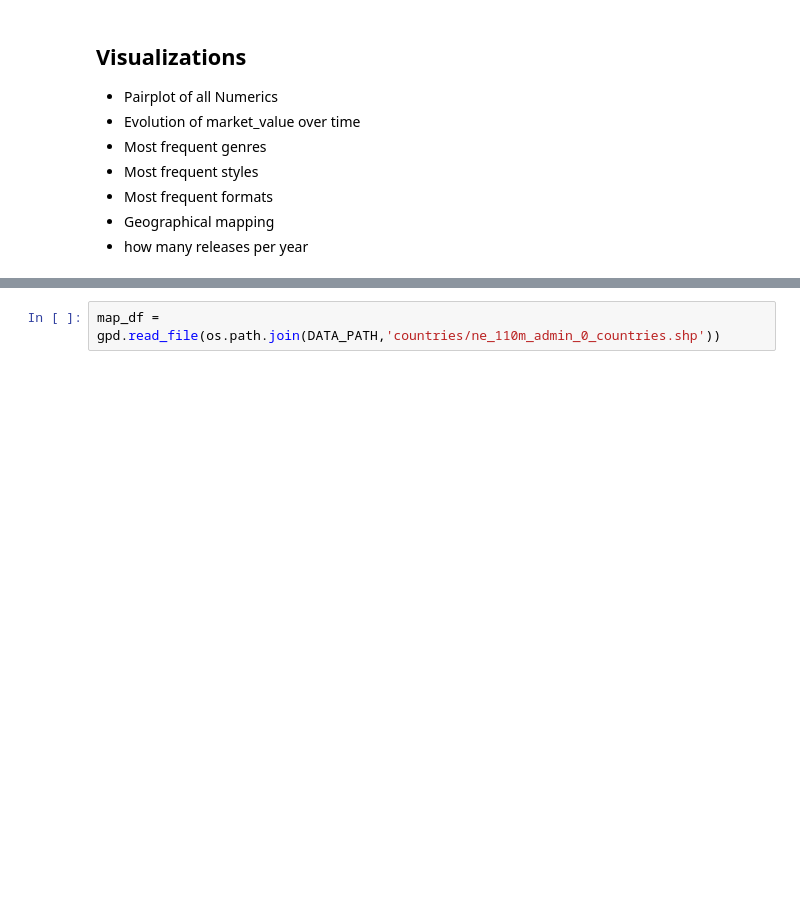
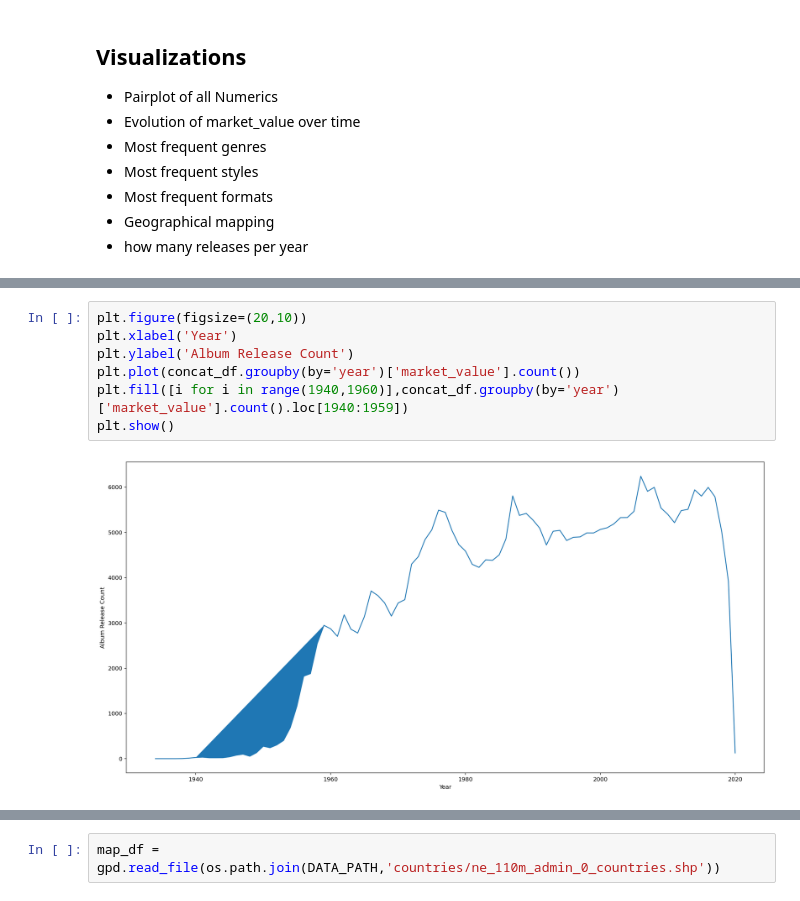
Before and after one commit to helmigsimon/EPFL-Capstone-Project, a Jupyter notebook: 02-Visualization&Cleaning.ipynb, the cells around one changed output, grey strips where cells are left out. Drawn from its saved outputs; the diff is of its cells as text; blank space fills up the shorter version.

```diff
--- a/02-Visualization&Cleaning.ipynb
+++ b/02-Visualization&Cleaning.ipynb
@@ -90,0 +226,9 @@ import geopandas as gpd
+# %%
+plt.figure(figsize=(20,10))
+plt.xlabel('Year')
+plt.ylabel('Album Release Count')
+plt.plot(concat_df.groupby(by='year')['market_value'].count())
+plt.fill([i for i in range(1940,1960)],concat_df.groupby(by='year')['market_value'].count().loc[1940:1959])
+plt.show()
+# %% [output]
+[figure, added]
```
Also changed, not shown: parts of 29 cells of this notebook, 3 other files.
